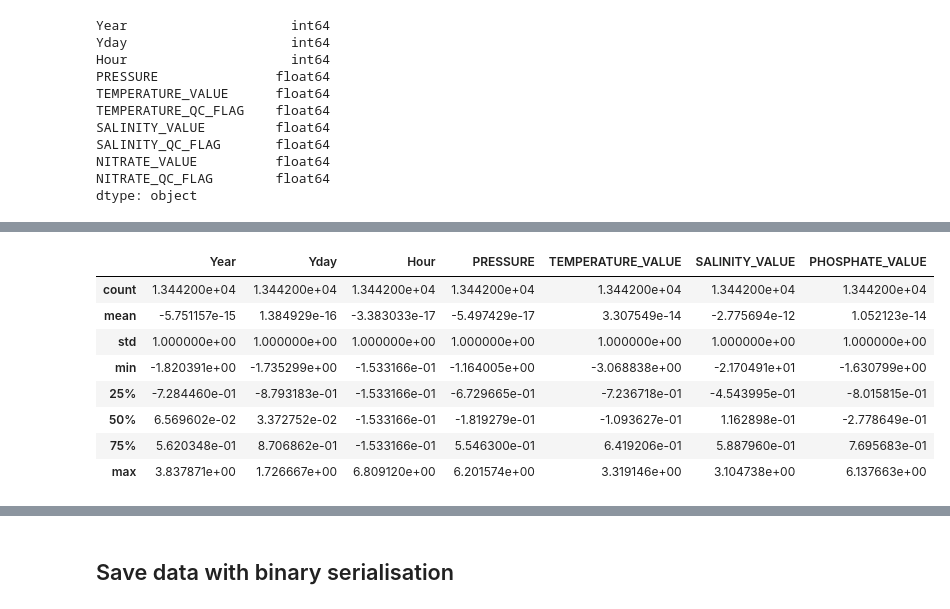
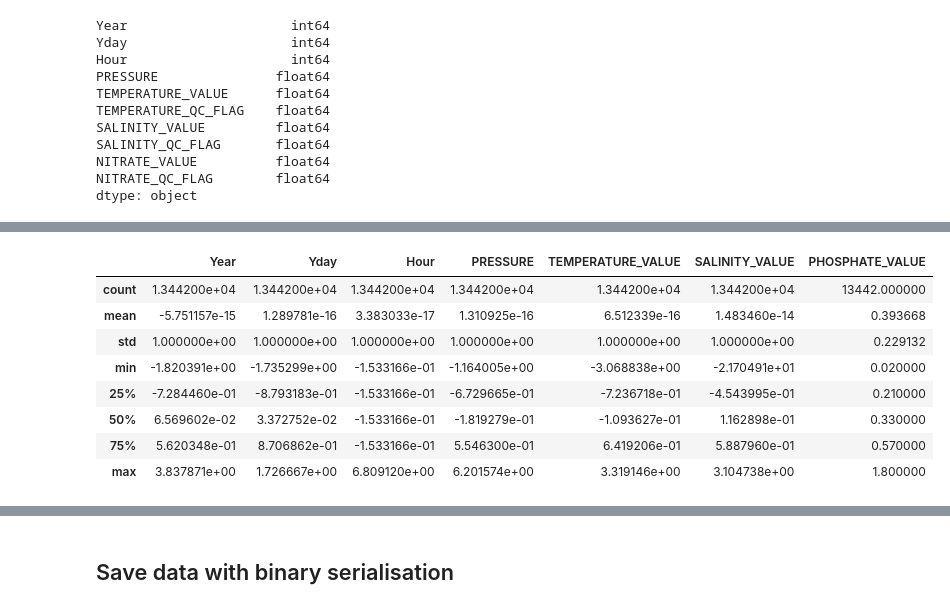
Before and after one commit to SteefanContractor/OceanML, a Jupyter notebook: script/data_preparation.ipynb, the cells around one changed output, grey strips where cells are left out. Cells and saved outputs as stored; diff of their text form; code cells hidden in the pictures.

```diff
--- a/script/data_preparation.ipynb
+++ b/script/data_preparation.ipynb
@@ -5,7 +5,7 @@ import matplotlib.pyplot as plt
 import seaborn as sns
 %matplotlib inline
 # %%
-rawdat = pd.read_csv("/home/z3289452/sci-maths-ocean/shared/PEOPLE/Steefan/Ship_data/NRSPHB_1953_2010.csv")
+rawdat = pd.read_csv("/srv/scratch/z3289452/OceanDataScience/Ship_data/NRSPHB_1953_2010.csv")
 # %%
 rawdat.columns
 # %% [output]
@@ -259,0 +305,6 @@ oxygen.describe()
+# %%
+stats = phosphate.describe()
+stats['PHOSPHATE_VALUE']['mean'] = 0
+stats['PHOSPHATE_VALUE']['std'] = 1
+stats = stats.transpose()
+stats
@@ -260,15 +323,15 @@ oxygen.describe()
 # %%
 phosphate.PHOSPHATE_VALUE = pd.to_numeric(phosphate.PHOSPHATE_VALUE)
-phosphate = (phosphate - phosphate.mean())/phosphate.std()
+phosphate = (phosphate - stats['mean'])/stats['std']
 phosphate.drop(columns=['TEMPERATURE_QC_FLAG','SALINITY_QC_FLAG','PHOSPHATE_QC_FLAG'], inplace=True)
 phosphate.describe()
 # %% [output]
 |  | Year | Yday | Hour | PRESSURE | TEMPERATURE_VALUE | SALINITY_VALUE | PHOSPHATE_VALUE |
-| count | 1.344200e+04 | 1.344200e+04 | 1.344200e+04 | 1.344200e+04 | 1.344200e+04 | 1.344200e+04 | 1.344200e+04 |
-| mean | -5.751157e-15 | 1.384929e-16 | -3.383033e-17 | -5.497429e-17 | 3.307549e-14 | -2.775694e-12 | 1.052123e-14 |
-| std | 1.000000e+00 | 1.000000e+00 | 1.000000e+00 | 1.000000e+00 | 1.000000e+00 | 1.000000e+00 | 1.000000e+00 |
-| min | -1.820391e+00 | -1.735299e+00 | -1.533166e-01 | -1.164005e+00 | -3.068838e+00 | -2.170491e+01 | -1.630799e+00 |
-| 25% | -7.284460e-01 | -8.793183e-01 | -1.533166e-01 | -6.729665e-01 | -7.236718e-01 | -4.543995e-01 | -8.015815e-01 |
-| 50% | 6.569602e-02 | 3.372752e-02 | -1.533166e-01 | -1.819279e-01 | -1.093627e-01 | 1.162898e-01 | -2.778649e-01 |
-| 75% | 5.620348e-01 | 8.706862e-01 | -1.533166e-01 | 5.546300e-01 | 6.419206e-01 | 5.887960e-01 | 7.695683e-01 |
-| max | 3.837871e+00 | 1.726667e+00 | 6.809120e+00 | 6.201574e+00 | 3.319146e+00 | 3.104738e+00 | 6.137663e+00 |
+| count | 1.344200e+04 | 1.344200e+04 | 1.344200e+04 | 1.344200e+04 | 1.344200e+04 | 1.344200e+04 | 13442.000000 |
+| mean | -5.751157e-15 | 1.289781e-16 | 3.383033e-17 | 1.310925e-16 | 6.512339e-16 | 1.483460e-14 | 0.393668 |
+| std | 1.000000e+00 | 1.000000e+00 | 1.000000e+00 | 1.000000e+00 | 1.000000e+00 | 1.000000e+00 | 0.229132 |
+| min | -1.820391e+00 | -1.735299e+00 | -1.533166e-01 | -1.164005e+00 | -3.068838e+00 | -2.170491e+01 | 0.020000 |
+| 25% | -7.284460e-01 | -8.793183e-01 | -1.533166e-01 | -6.729665e-01 | -7.236718e-01 | -4.543995e-01 | 0.210000 |
+| 50% | 6.569602e-02 | 3.372752e-02 | -1.533166e-01 | -1.819279e-01 | -1.093627e-01 | 1.162898e-01 | 0.330000 |
+| 75% | 5.620348e-01 | 8.706862e-01 | -1.533166e-01 | 5.546300e-01 | 6.419206e-01 | 5.887960e-01 | 0.570000 |
+| max | 3.837871e+00 | 1.726667e+00 | 6.809120e+00 | 6.201574e+00 | 3.319146e+00 | 3.104738e+00 | 1.800000 |
```
Also changed, not shown: parts of 8 cells of this notebook, 4 other files.
